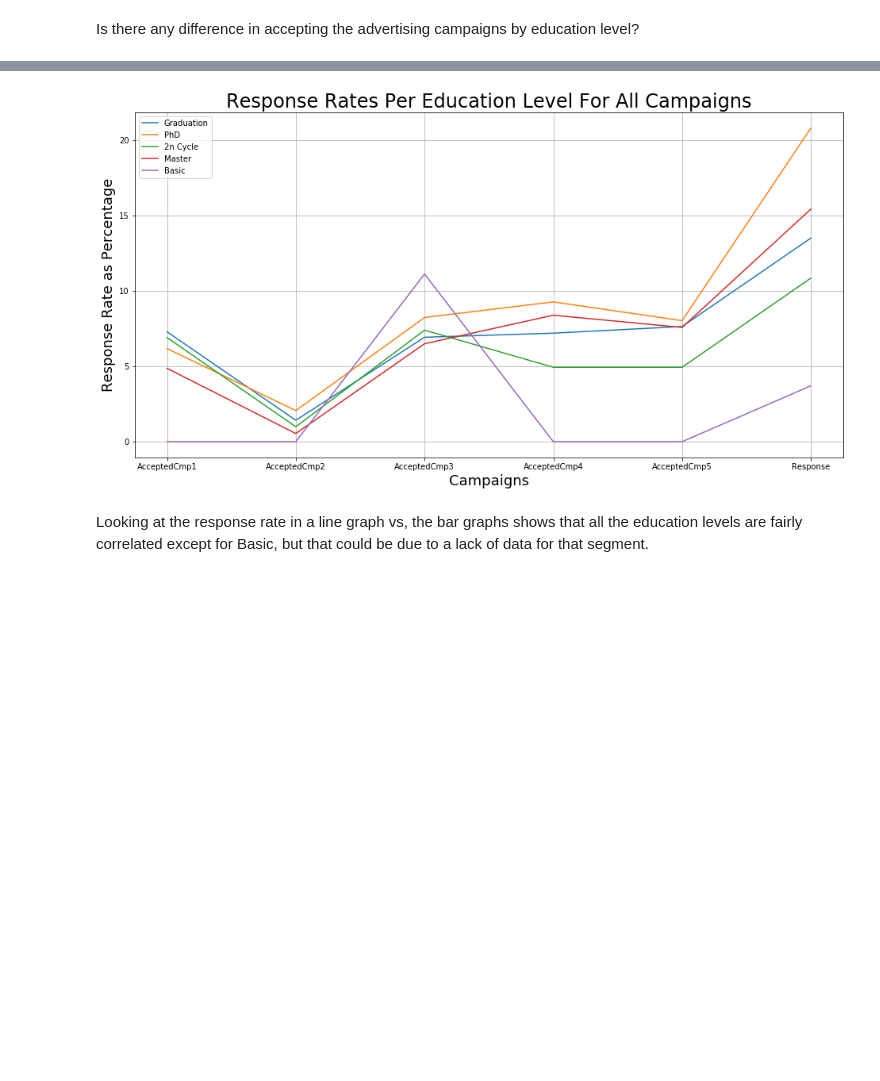
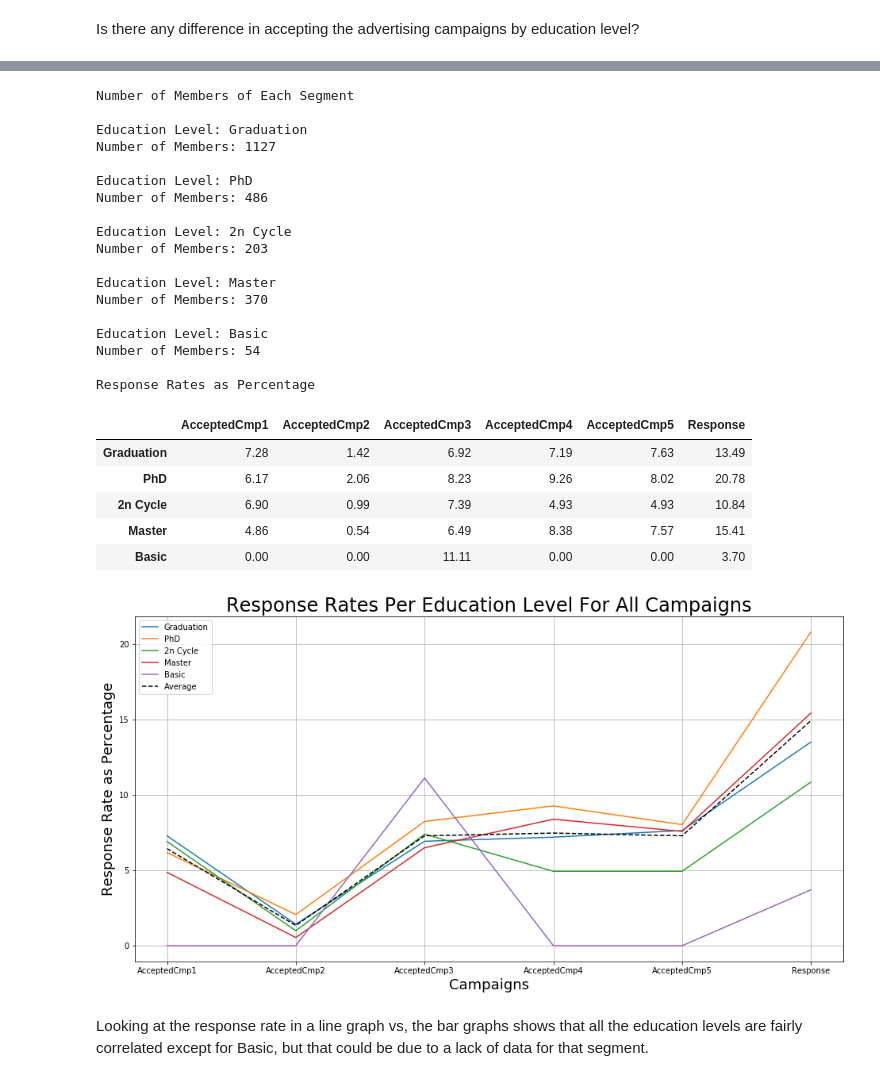
Before and after one commit to merb92/marketing-analytics-xyz, a Jupyter notebook: notebooks/01-eda.ipynb, the cells around one changed output, grey strips where cells are left out. Drawn from its saved outputs; the diff is of its cells as text; code cells hidden in the pictures; blank space fills up the shorter version.

Commit message:
Refactor segmentation analysis

```diff
--- a/notebooks/01-eda.ipynb
+++ b/notebooks/01-eda.ipynb
@@ -754,15 +710,66 @@ plt.show()
 # %%
-plt.figure(figsize=(16,8))
-for i in range(len(rates)):
-    plt.plot(campaigns, rates[i])
-plt.legend(education_levels)
-plt.xlabel("Campaigns", fontsize=18)
-plt.ylabel("Response Rate as Percentage", fontsize=18)
-plt.title("Response Rates Per Education Level For All Campaigns", fontsize=24)
-plt.grid()
-plt.show()
+def segment_response_rates(df, segment_by, segment_by_text, campaigns):
+    """
+    Display the Response Rates as Percentages for each segment as data and
+    as a line graph
+    """
+    segments = df[segment_by].unique()
+
+    print('Number of Members of Each Segment')
+    print('')
+    rates = []
+    for segment in segments:
+        df_segment = df[df[segment_by] == segment]
+        print(f'{segment_by_text}: {segment}')
+        print(f'Number of Members: {len(df_segment)}')
+        rates.append(response_rates(df_segment, campaigns, output_rates=False))
+        print('')
+
+    rates_df = pd.DataFrame(rates, columns=campaigns)
+    rates_df.index = segments
+    print('Response Rates as Percentage')
+    display(rates_df)
+
+    ave_rates = response_rates(df, campaigns, output_rates=False)
+
+    plt.figure(figsize=(16,8))
+    for i in range(len(rates)):
+        plt.plot(campaigns, rates[i])
+    plt.plot(campaigns, ave_rates, color='black', linestyle='--')
+    plt.legend(np.append(segments, 'Average'))
+    plt.xlabel("Campaigns", fontsize=18)
+    plt.ylabel("Response Rate as Percentage", fontsize=18)
+    plt.title(f"Response Rates Per {segment_by_text} For All Campaigns", fontsize=24)
+    plt.grid()
+    plt.show()
-# %% [output]
-[figure, removed]
+# %%
+segment_response_rates(df, 'Education', 'Education Level', campaigns)
+# %% [output]
+Number of Members of Each Segment
+
+Education Level: Graduation
+Number of Members: 1127
+
+Education Level: PhD
+Number of Members: 486
+
+Education Level: 2n Cycle
+Number of Members: 203
+
+Education Level: Master
+Number of Members: 370
+
+Education Level: Basic
+Number of Members: 54
+
+Response Rates as Percentage
+|  | AcceptedCmp1 | AcceptedCmp2 | AcceptedCmp3 | AcceptedCmp4 | AcceptedCmp5 | Response |
+| Graduation | 7.28 | 1.42 | 6.92 | 7.19 | 7.63 | 13.49 |
+| PhD | 6.17 | 2.06 | 8.23 | 9.26 | 8.02 | 20.78 |
+| 2n Cycle | 6.90 | 0.99 | 7.39 | 4.93 | 4.93 | 10.84 |
+| Master | 4.86 | 0.54 | 6.49 | 8.38 | 7.57 | 15.41 |
+| Basic | 0.00 | 0.00 | 11.11 | 0.00 | 0.00 | 3.70 |
+[figure, added]
 # %% [markdown]
 Looking at the response rate in a line graph vs, the bar graphs shows that all the education levels are fairly correlated except for Basic, but that could be due to a lack of data for that segment.
 # %% [markdown]
```
Also changed, not shown: parts of 14 cells of this notebook.
